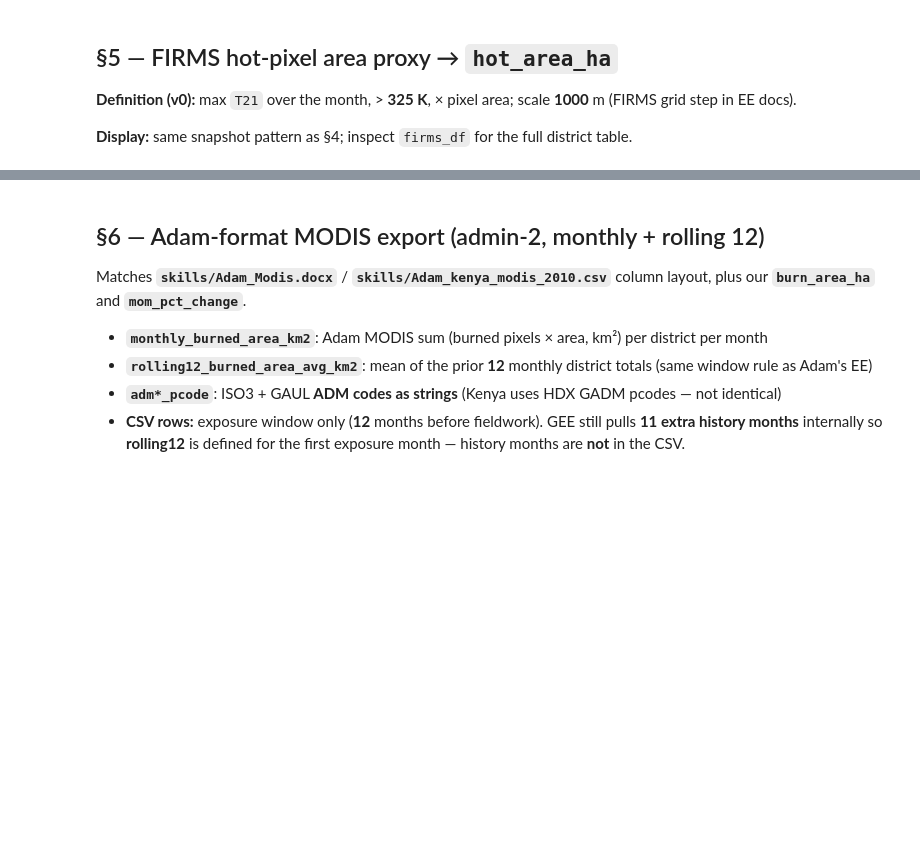
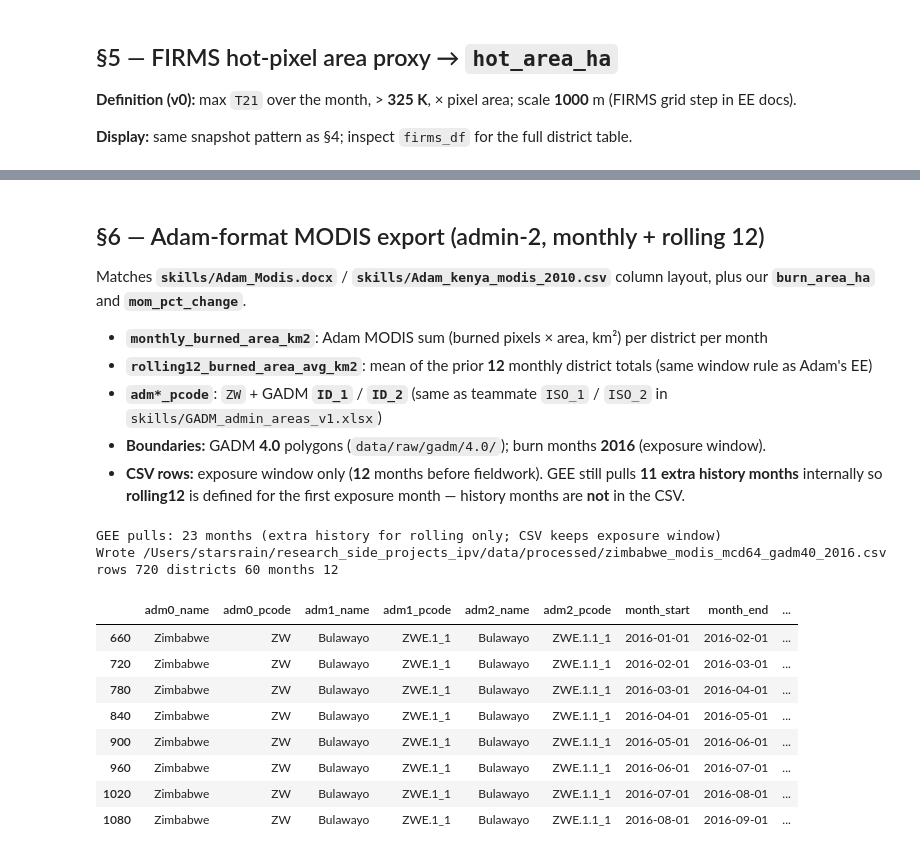
Before and after one commit to JunchenX0809/ipv_exposure_research, a Jupyter notebook: exposure_notebooks/zimbabwe_gee_v1.ipynb, the cells around one changed output, grey strips where cells are left out. Drawn from its saved outputs; the diff is of its cells as text; code cells hidden in the pictures; blank space fills up the shorter version.

```diff
--- a/exposure_notebooks/zimbabwe_gee_v1.ipynb
+++ b/exposure_notebooks/zimbabwe_gee_v1.ipynb
@@ -67,7 +67,8 @@ except ImportError:
 
 COUNTRY_WAVE = "Zimbabwe (2017)"
 ADM0_NAME = "Zimbabwe"
-USE_SIMPLIFIED = False
+GADM_ISO3 = "ZWE"  # GADM ID_0 (not GAUL ADM0_NAME)
+GADM_VERSION = "40"
 
 survey_path = resolve_vacs_survey_time_csv(ROOT)
 survey_raw = load_survey_time_table(survey_path)
@@ -110,6 +117,11 @@ Uses **`utils.gee_fire_zonal.gaul2015_level2_regions`**. Set `USE_SIMPLIFIED = T
 # %%
-from utils.gee_fire_zonal import gaul2015_level2_regions
+from utils.gadm_boundaries import gadm_geojson_path, gadm_level2_feature_collection
 
-regions = gaul2015_level2_regions(ADM0_NAME, use_simplified=USE_SIMPLIFIED)
-asset = "FAO/GAUL_SIMPLIFIED_500m/2015/level2" if USE_SIMPLIFIED else "FAO/GAUL/2015/level2"
-print("n_features", regions.size().getInfo(), "asset", asset)
+regions = gadm_level2_feature_collection(GADM_ISO3, version=GADM_VERSION)
+gadm_path = gadm_geojson_path(GADM_ISO3, 2, version=GADM_VERSION)
+print("n_features", regions.size().getInfo(), "GADM ADM2", gadm_path)
+print(
+    "sample pcode",
+    regions.first().getInfo()["properties"]["ADM2_CODE"],
+    regions.first().getInfo()["properties"]["ADM2_NAME"],
+)
@@ -279,38 +325,52 @@ Matches **`skills/Adam_Modis.docx`** / **`skills/Adam_kenya_modis_2010.csv`** co
 
 - **`monthly_burned_area_km2`**: Adam MODIS sum (burned pixels × area, km²) per district per month
 - **`rolling12_burned_area_avg_km2`**: mean of the prior **12** monthly district totals (same window rule as Adam's EE)
-- **`adm*_pcode`**: ISO3 + GAUL **ADM codes as strings** (Kenya uses HDX GADM pcodes — not identical)
+- **`adm*_pcode`**: `ZW` + GADM **`ID_1`** / **`ID_2`** (same as teammate `ISO_1` / `ISO_2` in `skills/GADM_admin_areas_v1.xlsx`)
+- **Boundaries:** GADM **4.0** polygons (`data/raw/gadm/4.0/`); burn months **2016** (exposure window).
 - **CSV rows:** exposure window only (**12** months before fieldwork). GEE still pulls **11 extra history months** internally so **rolling12** is defined for the first exposure month — history months are **not** in the CSV.
 # %%
 from pathlib import Path
 
 from utils.adam_modis_export import (
     build_adam_modis_export,
     months_table_for_rolling,
     write_adam_modis_csv,
 )
 
 ADM0_PCODE = "ZW"  # ISO3; Adam Kenya uses "KE"
 
 months_gee = months_table_for_rolling(
     EXPOSURE_START,
     EXPOSURE_END,
     history_months=11,
 )
 print("GEE pulls:", len(months_gee), "months (extra history for rolling only; CSV keeps exposure window)")
 
 adam_zwe = build_adam_modis_export(
     months_gee,
     regions,
     adm0_name=ADM0_NAME,
     adm0_pcode=ADM0_PCODE,
     exposure_start=EXPOSURE_START,
     exposure_end=EXPOSURE_END,
     scale_m=500.0,
 )
 
-OUT_CSV = ROOT / "data" / "processed" / "zimbabwe_modis_mcd64_adam_format_2016.csv"
+OUT_CSV = ROOT / "data" / "processed" / "zimbabwe_modis_mcd64_gadm40_2016.csv"
 write_adam_modis_csv(adam_zwe, OUT_CSV)
 print("Wrote", OUT_CSV)
 print("rows", len(adam_zwe), "districts", adam_zwe["adm2_name"].nunique(), "months", adam_zwe["month_start"].nunique())
 display(adam_zwe.head(8))
+# %% [output]
+GEE pulls: 23 months (extra history for rolling only; CSV keeps exposure window)
+Wrote /Users/starsrain/research_side_projects_ipv/data/processed/zimbabwe_modis_mcd64_gadm40_2016.csv
+rows 720 districts 60 months 12
+|  | adm0_name | adm0_pcode | adm1_name | adm1_pcode | adm2_name | adm2_pcode | month_start | month_end | ... |
+| 660 | Zimbabwe | ZW | Bulawayo | ZWE.1_1 | Bulawayo | ZWE.1.1_1 | 2016-01-01 | 2016-02-01 | ... |
+| 720 | Zimbabwe | ZW | Bulawayo | ZWE.1_1 | Bulawayo | ZWE.1.1_1 | 2016-02-01 | 2016-03-01 | ... |
+| 780 | Zimbabwe | ZW | Bulawayo | ZWE.1_1 | Bulawayo | ZWE.1.1_1 | 2016-03-01 | 2016-04-01 | ... |
+| 840 | Zimbabwe | ZW | Bulawayo | ZWE.1_1 | Bulawayo | ZWE.1.1_1 | 2016-04-01 | 2016-05-01 | ... |
+| 900 | Zimbabwe | ZW | Bulawayo | ZWE.1_1 | Bulawayo | ZWE.1.1_1 | 2016-05-01 | 2016-06-01 | ... |
+| 960 | Zimbabwe | ZW | Bulawayo | ZWE.1_1 | Bulawayo | ZWE.1.1_1 | 2016-06-01 | 2016-07-01 | ... |
+| 1020 | Zimbabwe | ZW | Bulawayo | ZWE.1_1 | Bulawayo | ZWE.1.1_1 | 2016-07-01 | 2016-08-01 | ... |
+| 1080 | Zimbabwe | ZW | Bulawayo | ZWE.1_1 | Bulawayo | ZWE.1.1_1 | 2016-08-01 | 2016-09-01 | ... |
```
Also changed, not shown: parts of 9 cells of this notebook, 5 other files.
